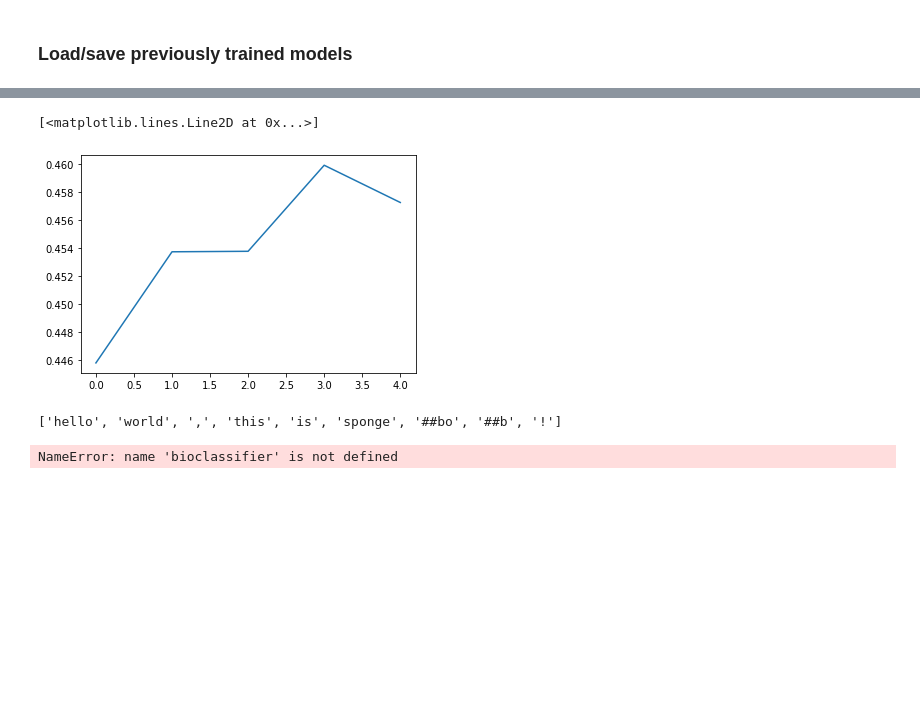
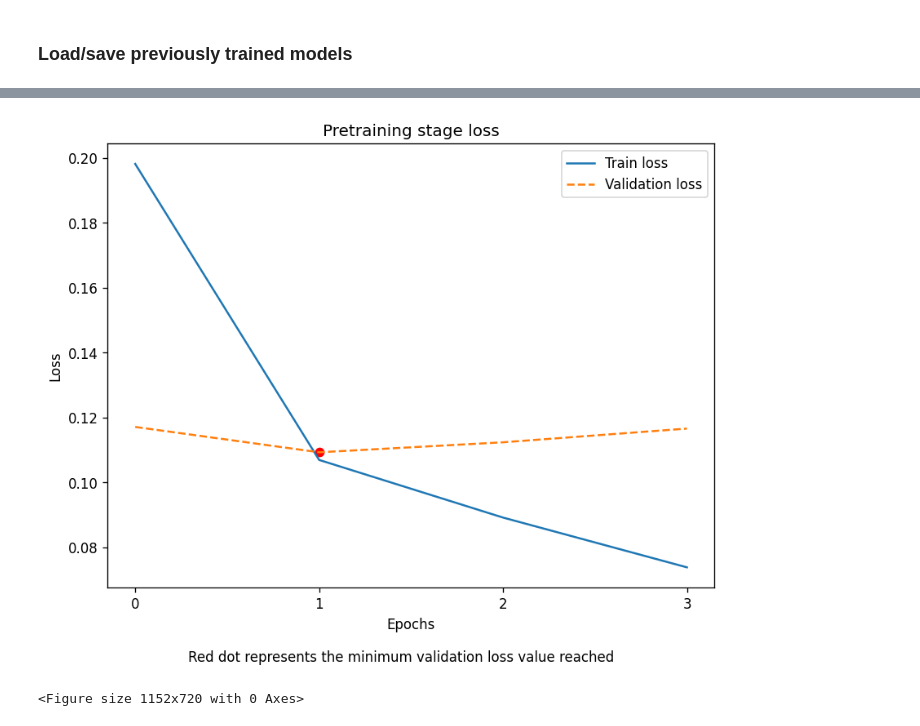
Before and after one commit to erolm-a/colla-framework, a Jupyter notebook: notebooks/EntitiesAsExperts.ipynb, the cells around one changed output, grey strips where cells are left out. Saved outputs shown, nothing was run; the diff lists cells and outputs as text; code cells hidden in the pictures; blank space fills up the shorter version.

Commit message:
BIO should not recalculate the hidden states, added SQuAD layer, plotting and removed a bottleneck in EaE

```diff
--- a/notebooks/EntitiesAsExperts.ipynb
+++ b/notebooks/EntitiesAsExperts.ipynb
@@ -558,11 +594,5 @@ class Pretraining(Module):
 # %%
 embedding_size = 768 # BERT-base
-entity_embedding_size = 512 # I am not sure this is a decent value but...
-pretraining_model = Pretraining(model_masked_lm, l0, l1, embedding_size,
-                                       wikipedia_cbor.max_entity_num, entity_embedding_size) \
-                                      .to(device)
-
-pretraining_epochs = 1
-
-pretraining_optimizer = get_optimizer(pretraining_model)
-pretraining_schedule = get_schedule(pretraining_epochs, pretraining_optimizer, wiki_train_dataloader)
+entity_embedding_size = 256
+pretraining_model = Pretraining(model_masked_lm, l0, l1,  wikipedia_cbor.max_entity_num,
+                                     entity_embedding_size).to(device)
@@ -817,27 +669,36 @@ for epoch in range(epochs):
-# %%
-import matplotlib.pyplot as plt
-
-plt.plot(validation_loss_values)
-# %% [output]
-[<matplotlib.lines.Line2D at 0x...>]
-[figure, removed]
-# %%
-def transform_sentence(sentence: str):
-    tokens = tokenizer.tokenize(sentence)
-    print(tokens)
-    padded = pad_sequences([tokenizer.convert_tokens_to_ids(tokens)], maxlen=MAX_LEN,
-                  dtype="long", value=0.0, truncating="post", padding="post")
-
-    attention_mask = [[float(tok != 0.0) for tok in padded_] for padded_ in padded]
-
-    return padded, attention_mask
-
-# bioclassifier.forward(tokens,)
-
-padded, attention = transform_sentence("Hello world, this is Spongebob!")
-
-bioclassifier.eval()
-res = bioclassifier.forward(torch.tensor(padded).to(device), token_type_ids=None, attention_mask=torch.tensor(attention).to(device), labels=None)
-# %% [output]
-['hello', 'world', ',', 'this', 'is', 'sponge', '##bo', '##b', '!']
-NameError: name 'bioclassifier' is not defined
+# %%
+import matplotlib.pyplot as plt
+from matplotlib.pyplot import figure
+
+from typing import List
+
+def plot_losses(train_loss: List[int], validation_loss: List[int], title="", show_minimum=False):
+
+    epochs = len(train_loss)
+
+    fig = figure(num=None, figsize=(8, 6), dpi=120, facecolor='w', edgecolor='k')
+
+    plt.xticks(np.arange(epochs))
+
+    plt.plot(train_loss, '-')
+    plt.plot(validation_loss, '--')
+
+    min_point = np.argmin(validation_loss)
+
+    plt.title(title)
+    plt.xlabel("Epochs")
+    plt.ylabel("Loss")
+
+    plt.legend(["Train loss", "Validation loss"])
+
+    if show_minimum:
+        plt.scatter([min_point], validation_loss[min_point], c='r', marker='o', )
+        plt.figtext(.5, .0, "Red dot represents the minimum validation loss value reached", ha='center')
+    plt.figure(figsize=(16, 10))
+    plt.show()
+
+
+plot_losses(train_losses, validation_losses, "Pretraining stage loss", True)
+# %% [output]
+[figure, added]
+<Figure size 1152x720 with 0 Axes>
```
Also changed, not shown: parts of 16 cells of this notebook.
